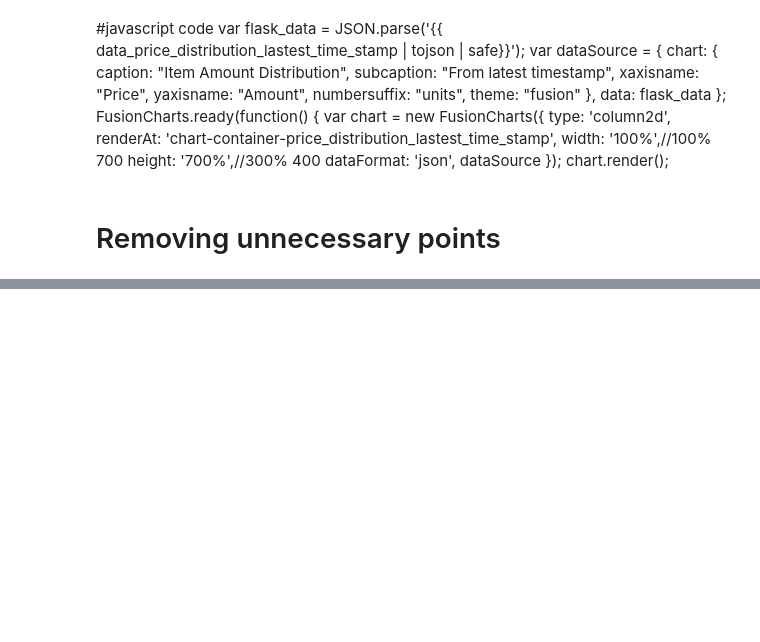
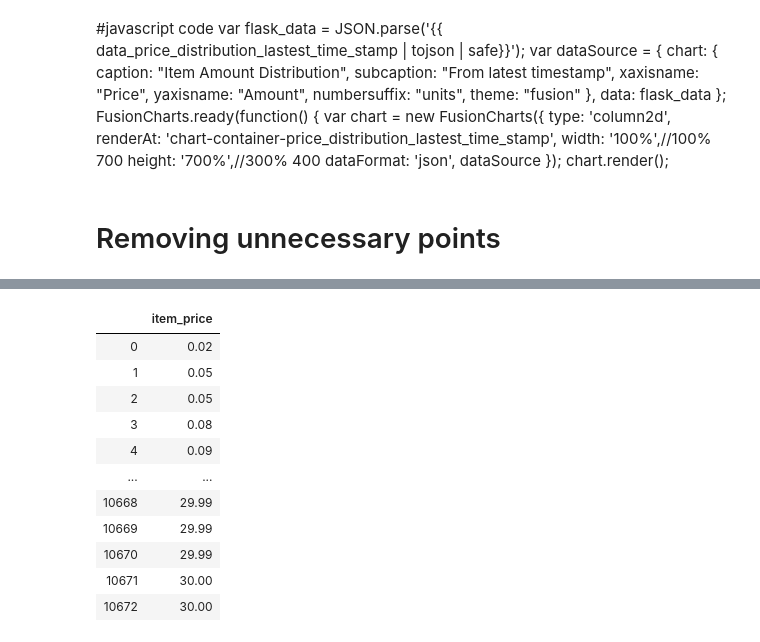
Before and after one commit to buedaswag/mtg, a Jupyter notebook: web_plot_price_distribution_lastest_time_stamp_all.ipynb, the cells around one changed output, grey strips where cells are left out. Cells and saved outputs as stored; diff of their text form; code cells hidden in the pictures; blank space fills up the shorter version.

Commit message:
fixed script not collecting data

```diff
--- a/web_plot_price_distribution_lastest_time_stamp_all.ipynb
+++ b/web_plot_price_distribution_lastest_time_stamp_all.ipynb
@@ -172,14 +65,59 @@ std 14.00030269661009
 # %%
-plot_constant = 25
-start = 0.0
-stop = df_.item_price.max()
-step = round(df_.item_price.max()/plot_constant, 2)
-item_price_ = np.arange(start, stop, step)
-df__ = pd.DataFrame([(item_price_[i], 0) for i in range(len(item_price_))], columns=['item_price', 'item_amount'])
-df_dummy = df__.append(df_).sort_values(by=['item_price']).reset_index(drop=True)
+for card_name, file_name in zip(card_names, file_names):
 
-'''
-let's try to plot with the interpolated points
-Now it runs!! and we have the data that is relevant to us
-'''
-df_plot = df_dummy.loc[df_dummy.item_price <= df_filtered.item_price.max()]
+
+    df_ = df.loc[idx[str(df.index[-1][0]), card_name], ['item_price', 'item_amount']].\
+        reset_index(drop=True)
+    df_repeated = pd.DataFrame(np.repeat(df_.item_price.values, df_.item_amount.values), columns=['item_price'])
+    df_amount = df_.groupby('item_price').sum().reset_index()
+
+    df_filtered = df_repeated
+    for i in range(5):
+        df_filtered = df_filtered[(zscore(df_filtered.item_price) < 3)]
+        print('shape', df_filtered.shape)
+        print('mean', df_filtered.item_price.mean())
+        print('median', df_filtered.item_price.median())
+        print('std', df_filtered.item_price.std())
+        display(df_filtered)
+        print('---')
+
+
+    df_ = df_amount.loc[df_amount.item_price.isin(df_filtered.item_price)]
+
+    plot_constant = 25
+    start = 0.0
+    stop = df_.item_price.max()
+    step = round(df_.item_price.max()/plot_constant, 2)
+    item_price_ = np.arange(start, stop, step)
+    df__ = pd.DataFrame([(item_price_[i], 0) for i in range(len(item_price_))], columns=['item_price', 'item_amount'])
+    df_dummy = df__.append(df_).sort_values(by=['item_price']).reset_index(drop=True)
+
+    '''
+    let's try to plot with the interpolated points
+    Now it runs!! and we have the data that is relevant to us
+    '''
+    df_plot = df_dummy.loc[df_dummy.item_price <= df_filtered.item_price.max()]
+
+    '''
+    Finally, lets bin the data so that we can actually see the bars
+
+    TODO: come up with a way to set the bin span automatically
+    '''
+
+    df_plot_ = df_plot.set_index('item_price')
+
+    # the range of each bin
+    bin_span = round(df_plot_.index.max()/plot_constant, 2)
+
+    df_plot_binned = df_plot_.\
+        groupby(pd.cut(df_plot_.index, np.arange(0, df_plot_.index.max() + bin_span, bin_span))).sum()
+
+    df_pickle = df_plot_binned.reset_index().copy()
+    df_pickle = df_pickle.rename(columns={'index':'label', 'item_amount':'value'})
+    df_pickle = df_pickle.astype({'label':str, 'value':str})
+    df_pickle.loc[:, 'label'] = df_pickle.loc[:, 'label'].str[1:-1].to_frame()
+    list_pickle = list(df_pickle.T.to_dict().values())
+
+    with open('./app/app/pickles/' + file_name + '_price_distribution_lastest_time_stamp.pickle', 'wb') as handle:
+        pickle.dump(list_pickle, handle, protocol=pickle.HIGHEST_PROTOCOL)
+# %% [output]
@@ -185,0 +128,12 @@ df_plot = df_dummy.loc[df_dummy.item_price <= df_filtered.item_price.max()]
+|  | item_price |
+| 0 | 0.02 |
+| 1 | 0.05 |
+| 2 | 0.05 |
+| 3 | 0.08 |
+| 4 | 0.09 |
+| ... | ... |
+| 10668 | 29.99 |
+| 10669 | 29.99 |
+| 10670 | 29.99 |
+| 10671 | 30.00 |
+| 10672 | 30.00 |
```
Also changed, not shown: parts of 8 cells of this notebook, 2 other files.
